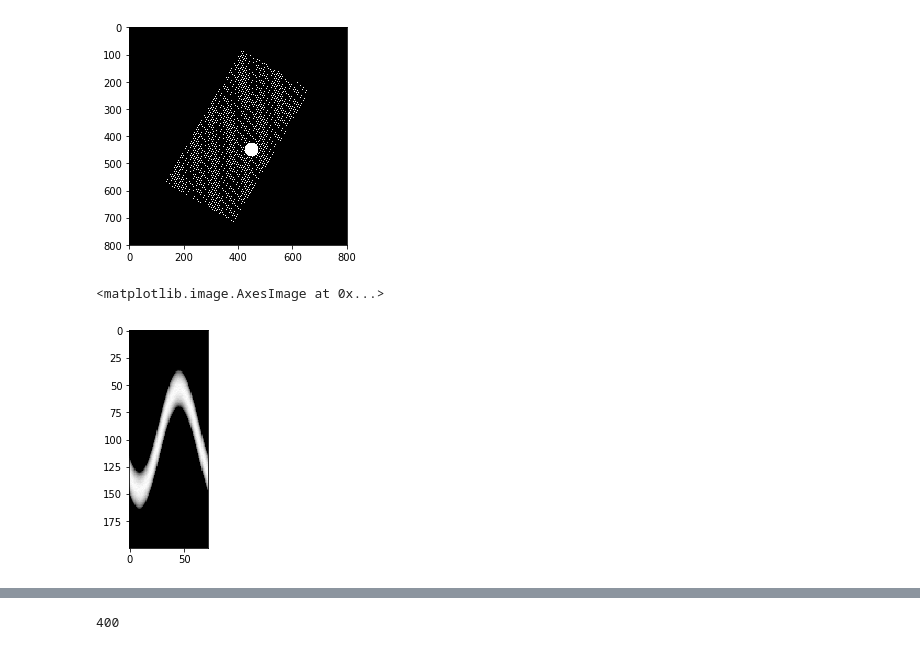
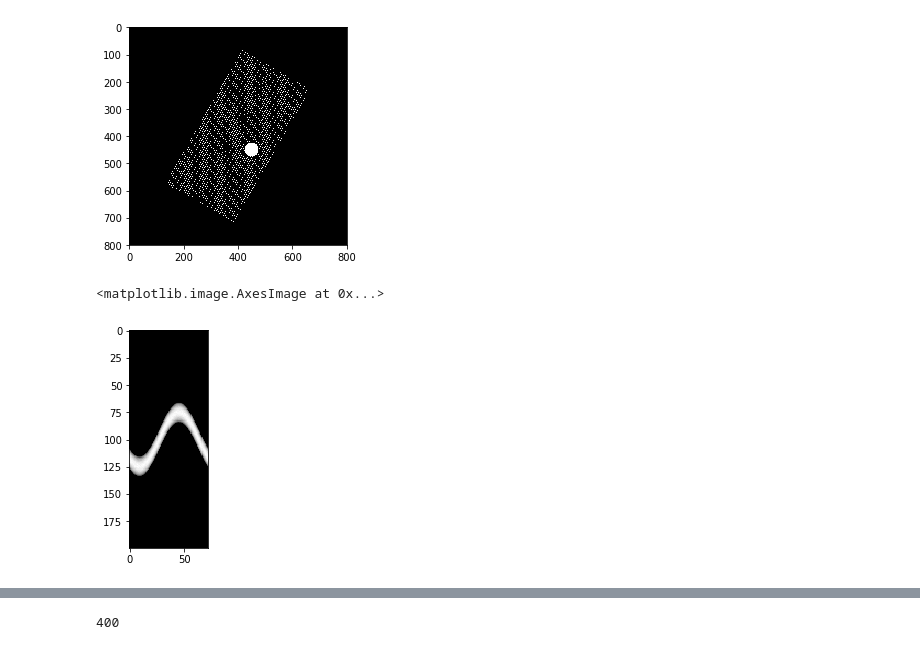
Before and after one commit to damianhorna/backprojection-tomography, a Jupyter notebook: sinogram.ipynb, the cells around one changed output, grey strips where cells are left out. Cells and saved outputs as stored; diff of their text form; code cells hidden in the pictures.

Commit message:
shape fix

```diff
--- a/sinogram.ipynb
+++ b/sinogram.ipynb
@@ -143,7 +143,7 @@ def gen_sinogram(n,angle, alphaStepDeg, img):
     for alpha in range(0,360,alphaStepDeg):
         rotated = [rotate_line(line, center, (alpha/180)*math.pi) for line in lines]
         for j, line in enumerate(rotated):
-            sinogram[j,i] = sum([paddGray[point] for point in line])
+            sinogram[j,i] = sum([paddGray[point] for point in line if point[0] < paddGray.shape[0] and point[1] < paddGray.shape[1]])
         i+=1
         all_lines.append(rotated)
 
@@ -167,11 +168,11 @@ def restore_picture(sinogram, lines, picture_shape):
     return restoration[int(b-x/2):int(b+x/2), int(b-y/2):int(b+y/2)]
 # %%
 img = plt.imread('img/dot.jpg')
-sinogram, lines = gen_sinogram(200, 300, 5, img)
+sinogram, lines = gen_sinogram(200, math.pi, 5, img)
 plt.imshow(sinogram, cmap='gray')
 # %% [output]
 <matplotlib.image.AxesImage at 0x...>
-[figure, old version]
+[figure, new version]
 # %%
 plt.imshow(restore_picture(sinogram, lines, img.shape), cmap='gray')
 # %% [output]
```
Also changed, not shown: parts of 4 cells of this notebook, 1 other file.
